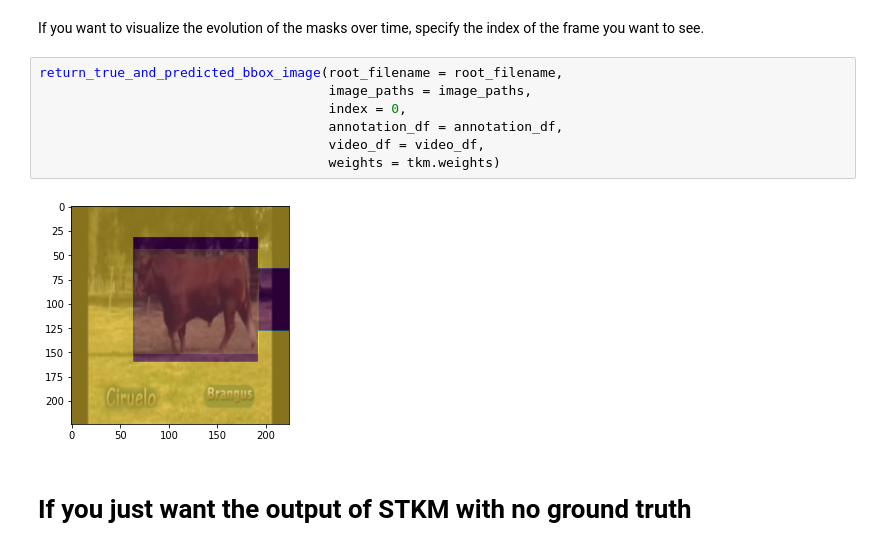
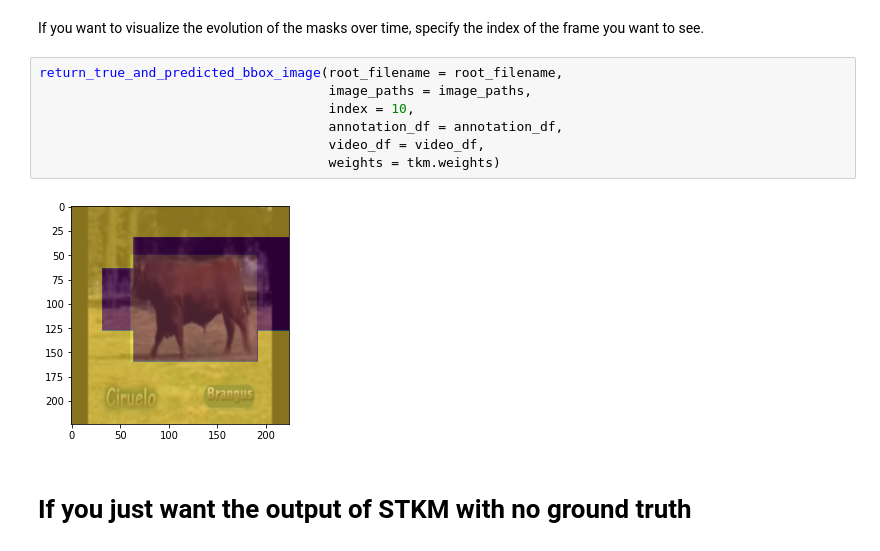
Before and after one commit to OlgaD400/STKM, a Jupyter notebook: Run STKM for Computer Vision.ipynb, the cells around one changed output. Cells and saved outputs as stored; diff of their text form.

```diff
--- a/Run STKM for Computer Vision.ipynb
+++ b/Run STKM for Computer Vision.ipynb
@@ -93,12 +93,12 @@ If you want to visualize the evolution of the masks over time, specify the index
 # %%
 return_true_and_predicted_bbox_image(root_filename = root_filename,
                                      image_paths = image_paths,
-                                     index = 0,
+                                     index = 10,
                                      annotation_df = annotation_df,
                                      video_df = video_df,
                                      weights = tkm.weights)
 # %% [output]
-[figure, old version]
+[figure, new version]
 # %% [markdown]
 # If you just want the output of STKM with no ground truth
 # %%
```
Also changed, not shown: parts of 1 cell of this notebook, 4 other files.
